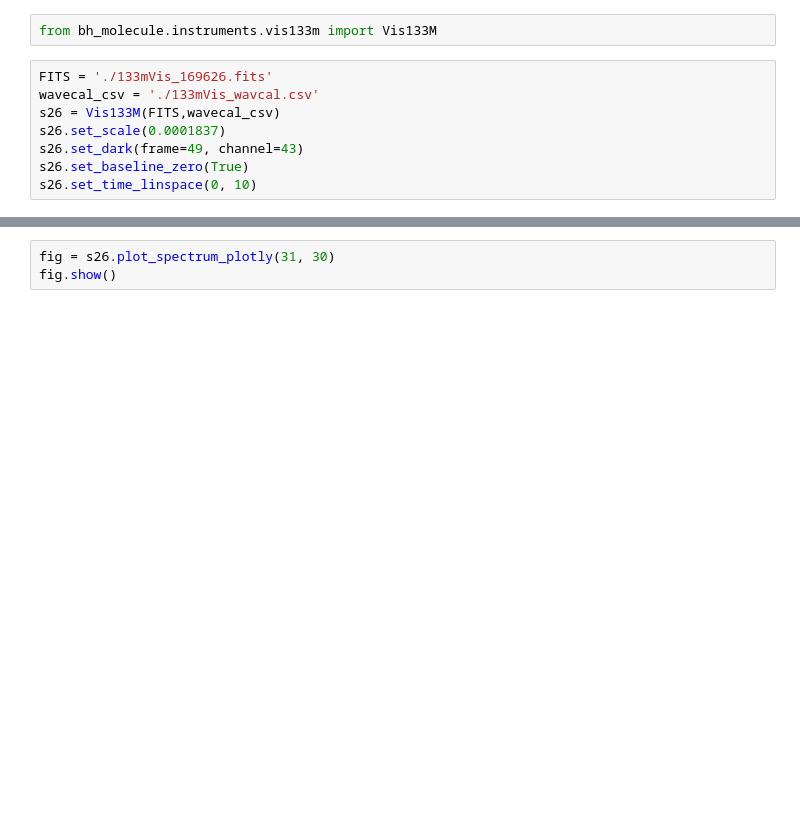
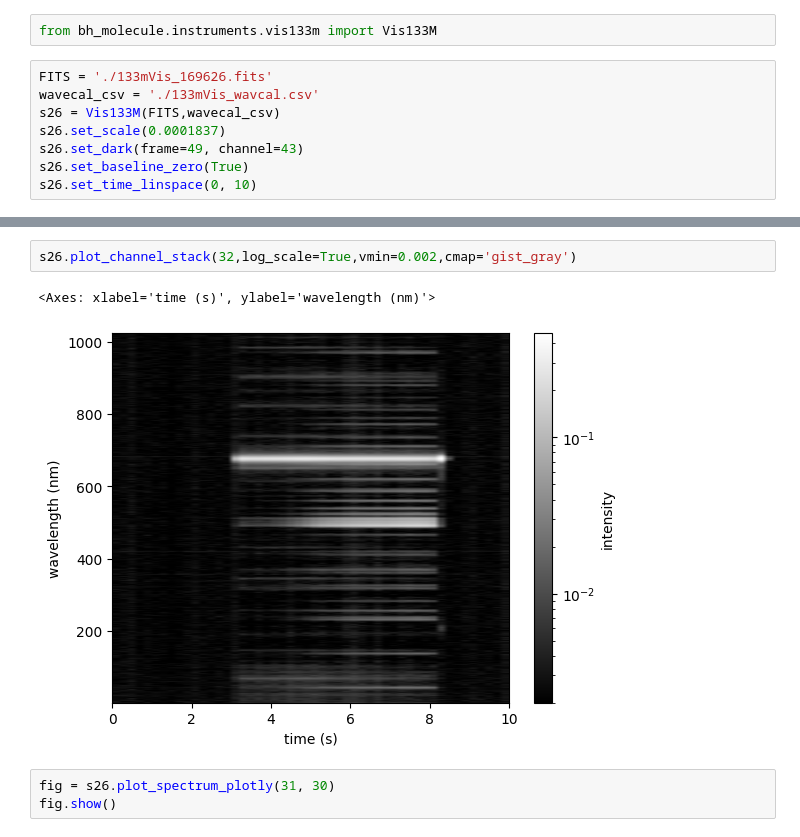
Before and after one commit to queezz/bh-molecule, a Jupyter notebook: examples/03_load_spectral_data.ipynb, the cells around one changed output, grey strips where cells are left out. Saved outputs shown, nothing was run; the diff lists cells and outputs as text; blank space fills up the shorter version.

```diff
--- a/examples/03_load_spectral_data.ipynb
+++ b/examples/03_load_spectral_data.ipynb
@@ -21,3 +21,8 @@ s26.plot_band_map((433.9, 435))
+# %%
+s26.plot_channel_stack(32,log_scale=True,vmin=0.002,cmap='gist_gray')
+# %% [output]
+<Axes: xlabel='time (s)', ylabel='wavelength (nm)'>
+[figure, added]
 # %%
 fig = s26.plot_spectrum_plotly(31, 30)
 fig.show()
```
Also changed, not shown: parts of 2 cells of this notebook, 1 other file.
